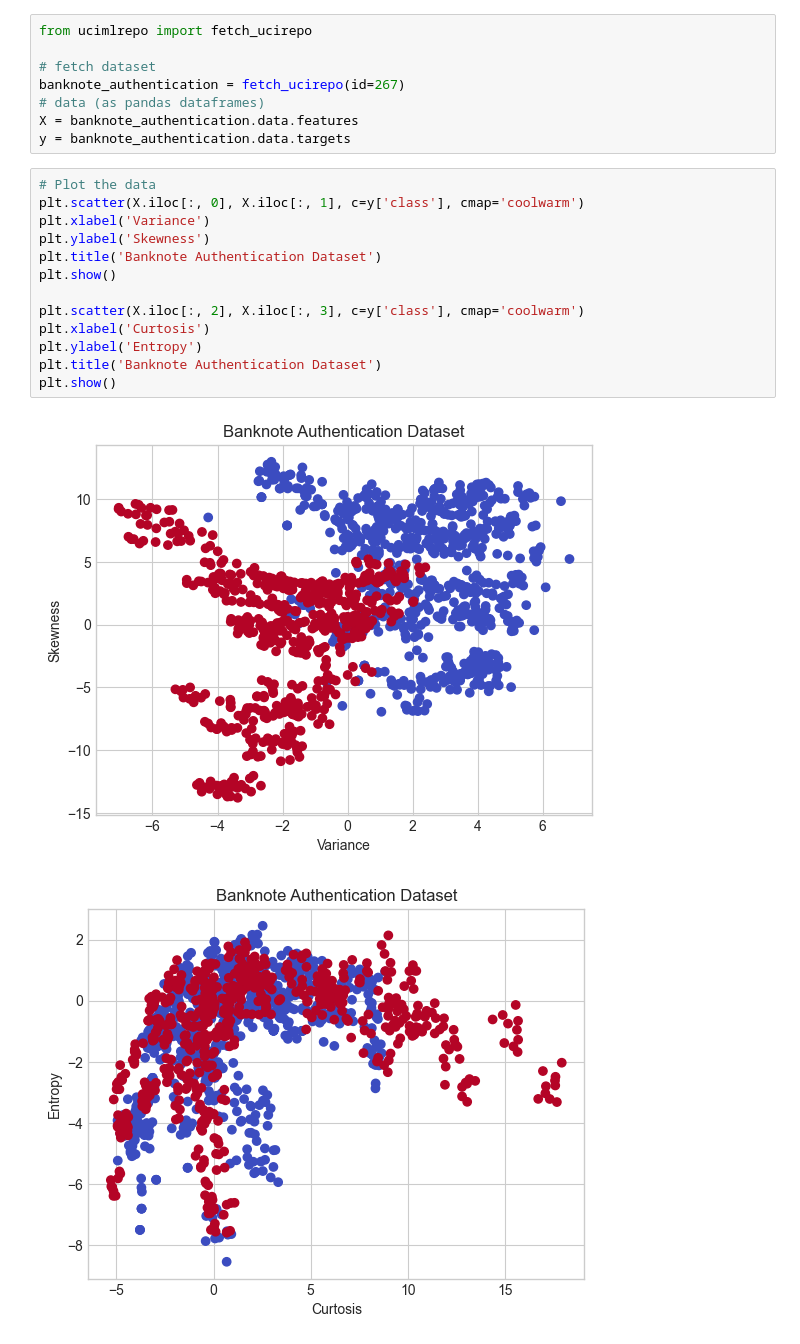
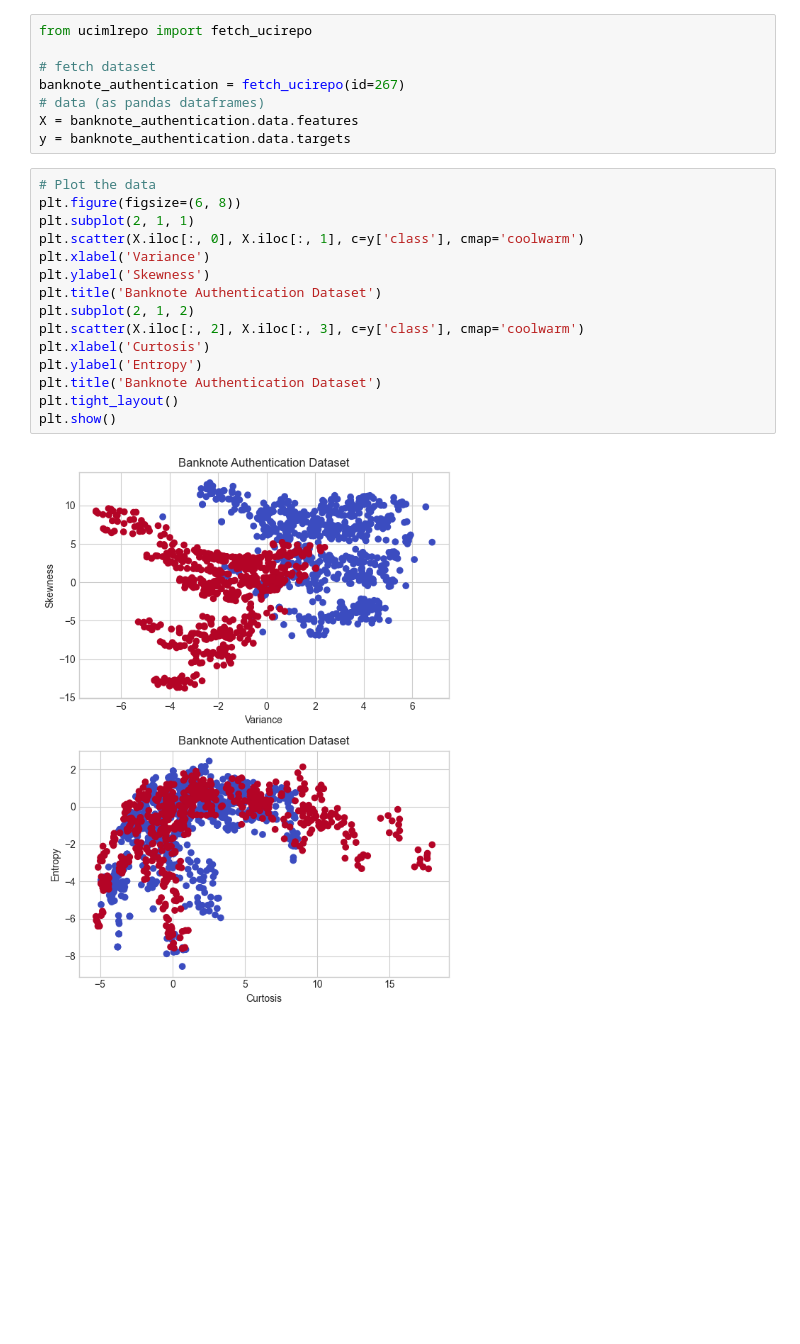
Before and after one commit to DungQuanPhung/Main, a Jupyter notebook: Bài tập Data Mining Tuần 9.ipynb, the cells around one changed output. Cells and saved outputs as stored; diff of their text form; blank space fills up the shorter version.

```diff
--- a/Bài tập Data Mining Tuần 9.ipynb
+++ b/Bài tập Data Mining Tuần 9.ipynb
@@ -174,17 +174,18 @@ X = banknote_authentication.data.features
 y = banknote_authentication.data.targets
 # %%
 # Plot the data
+plt.figure(figsize=(6, 8))
+plt.subplot(2, 1, 1)
 plt.scatter(X.iloc[:, 0], X.iloc[:, 1], c=y['class'], cmap='coolwarm')
 plt.xlabel('Variance')
 plt.ylabel('Skewness')
 plt.title('Banknote Authentication Dataset')
-plt.show()
-
+plt.subplot(2, 1, 2)
 plt.scatter(X.iloc[:, 2], X.iloc[:, 3], c=y['class'], cmap='coolwarm')
 plt.xlabel('Curtosis')
 plt.ylabel('Entropy')
 plt.title('Banknote Authentication Dataset')
+plt.tight_layout()
 plt.show()
 # %% [output]
-[figure, old version]
+[figure, new version]
-[figure, removed]
```
Also changed, not shown: parts of 8 cells of this notebook.
